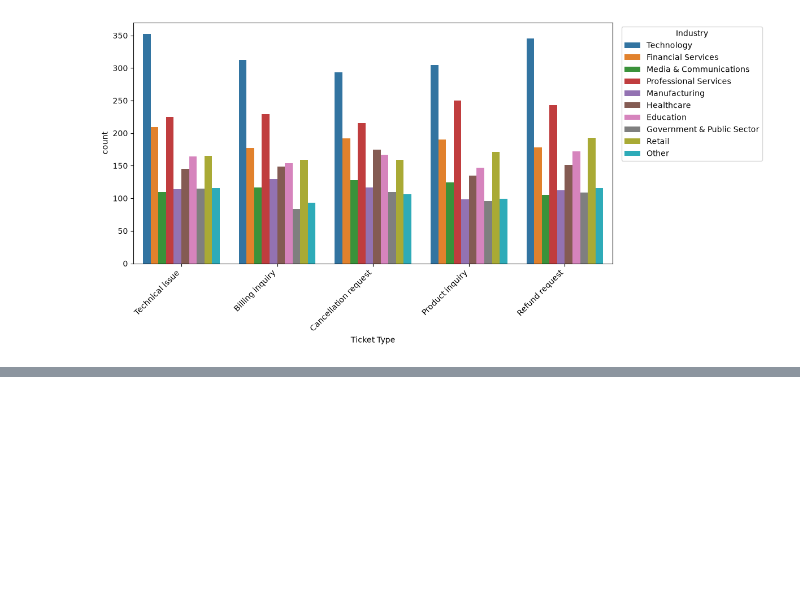
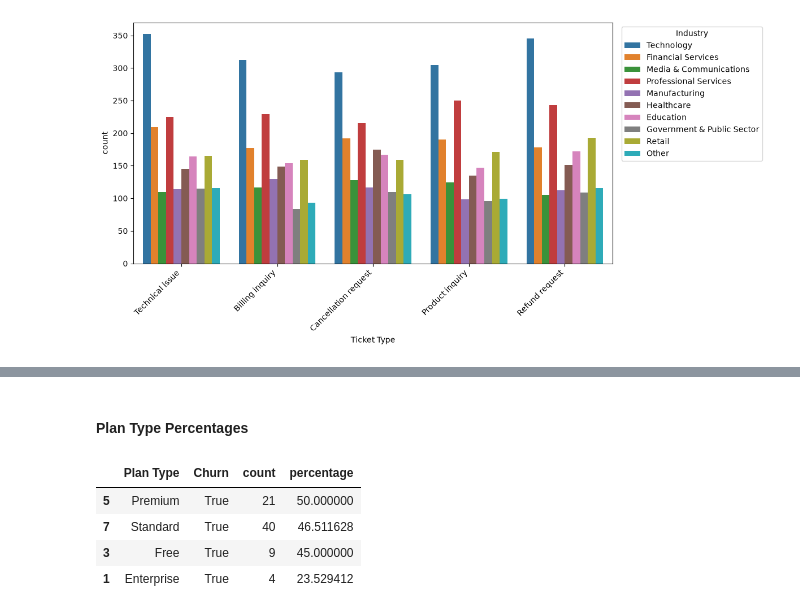
Before and after one commit to Rushik-Rsenal/AtlassianDatathon, a Jupyter notebook: eda.ipynb, the cells around one changed output, grey strips where cells are left out. Cells and saved outputs as stored; diff of their text form; code cells hidden in the pictures; blank space fills up the shorter version.

```diff
--- a/eda.ipynb
+++ b/eda.ipynb
@@ -435,0 +455,24 @@ plt.show()
+# %% [markdown]
+#### Plan Type Percentages
+# %%
+# get the closed ones
+refund_cancel = loom_merged_ind_tickets[["Plan Type", "Ticket Type", "Industry"]]
+refund_cancel = refund_cancel[refund_cancel["Industry"] == "Education"]
+refund_cancel["Churn"] = refund_cancel["Ticket Type"].isin(["Refund request", "Cancellation request"])
+refund_cancel.drop(columns=["Ticket Type"])
+refund_cancel_df = refund_cancel.groupby(["Plan Type", "Churn"]).size().reset_index(name="count")
+
+# calculate the percentage within each Product Purchased group
+refund_cancel_df["percentage"] = (
+    refund_cancel_df.groupby("Plan Type")["count"]
+    .transform(lambda x: (x / x.sum()) * 100)
+)
+
+refund_cancel_df = refund_cancel_df.sort_values(["Plan Type", "Churn", "percentage"], ascending=False)
+refund_cancel_df[refund_cancel_df["Churn"]].sort_values("percentage", ascending=False)
+# %% [output]
+|  | Plan Type | Churn | count | percentage |
+| 5 | Premium | True | 21 | 50.000000 |
+| 7 | Standard | True | 40 | 46.511628 |
+| 3 | Free | True | 9 | 45.000000 |
+| 1 | Enterprise | True | 4 | 23.529412 |
```
Also changed, not shown: parts of 3 cells of this notebook, 1 other file.
